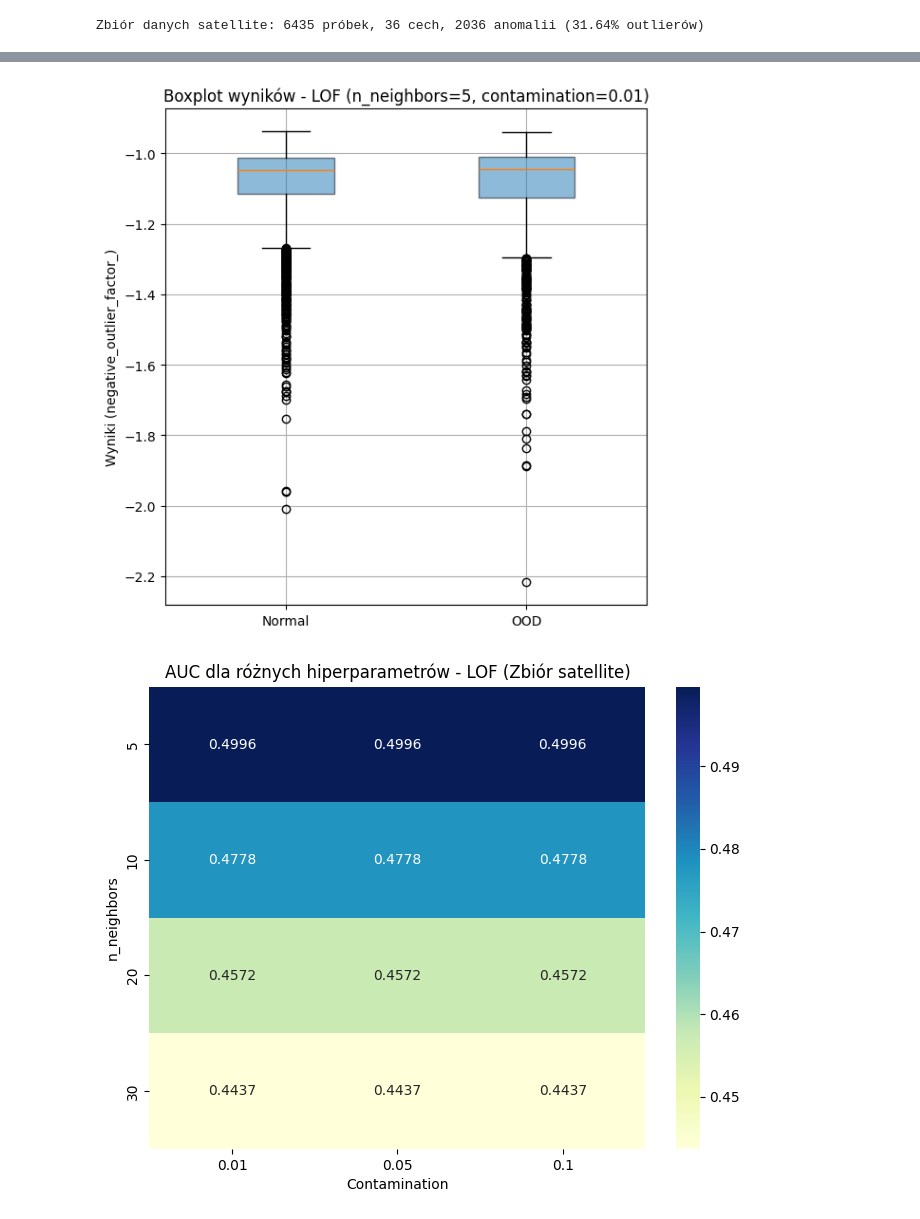
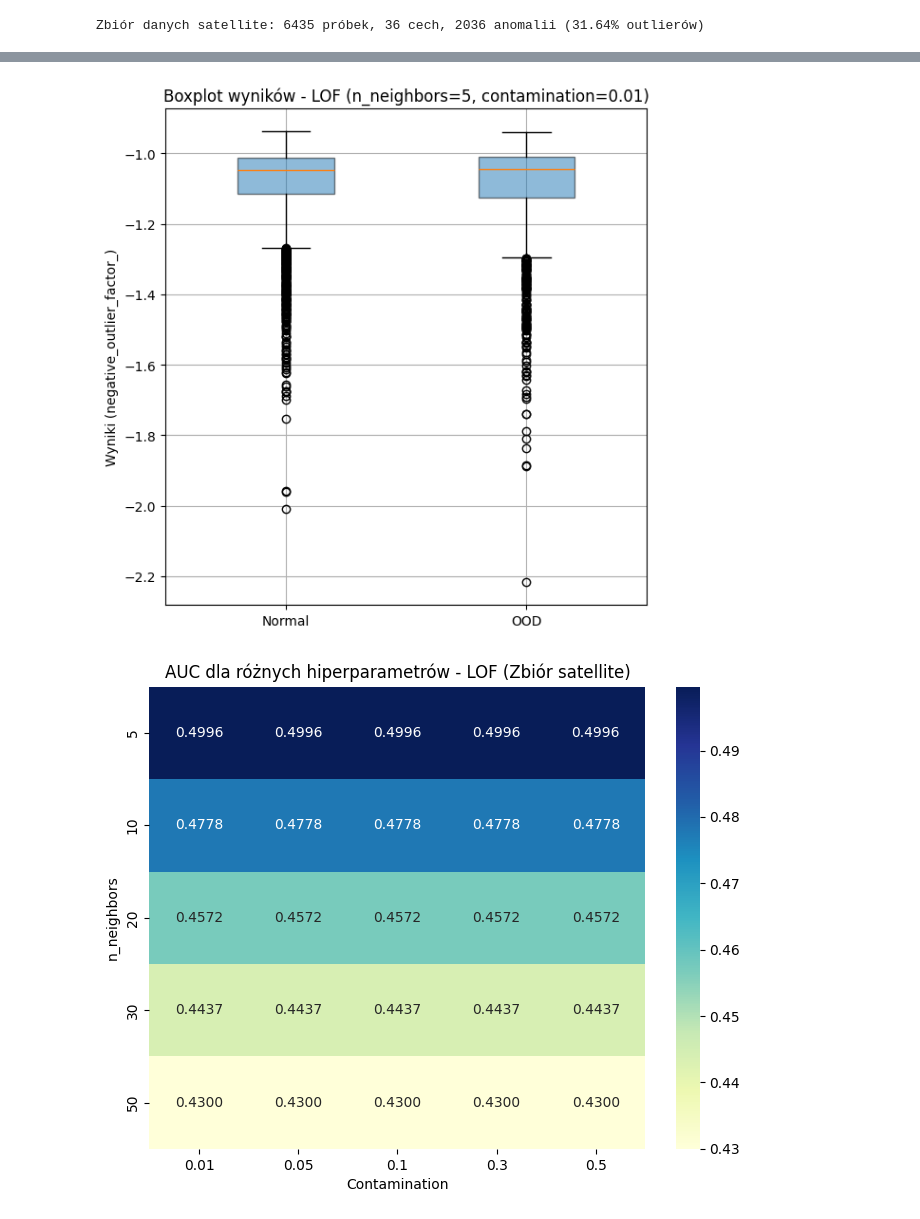
Before and after one commit to RadoszWerner/AnomalyDetection, a Jupyter notebook: satellite_unsupervised.ipynb, the cells around one changed output, grey strips where cells are left out. Saved outputs shown, nothing was run; the diff lists cells and outputs as text; code cells hidden in the pictures.

```diff
--- a/satellite_unsupervised.ipynb
+++ b/satellite_unsupervised.ipynb
@@ -19,37 +19,37 @@ all_results = []
 # %% [output]
 Zbiór danych satellite: 6435 próbek, 36 cech, 2036 anomalii (31.64% outlierów)
 # %%
-# 1. Local Outlier Factor (LOF)
+# 1. LOF
 print("\n=== Local Outlier Factor (LOF) ===")
-n_neighbors_list = [5, 10, 20, 30]
-contamination_list = [0.01, 0.05, 0.1]
+n_neighbors_list = [5, 10, 20, 30, 50]
+contamination_list = [0.01, 0.05, 0.1, 0.3, 0.5]
 lof_results = []
 
 for n_neighbors in n_neighbors_list:
     for contamination in contamination_list:
         start_time = time.time()
-        # Inicjalizacja modelu
+
         model_name = f"LOF (n_neighbors={n_neighbors}, contamination={contamination})"
         lof = LocalOutlierFactor(n_neighbors=n_neighbors, contamination=contamination, novelty=False)
-        # Predykcja
+
         y_pred = lof.fit_predict(X)
-        y_pred = np.where(y_pred == 1, 0, 1)  # 1 (inlier) -> 0, -1 (outlier) -> 1
-        # Wyniki anomalii
-        scores = lof.negative_outlier_factor_  # Już ujemne, niższe wartości = anomalie
+        y_pred = np.where(y_pred == 1, 0, 1)
+
+        scores = lof.negative_outlier_factor_
         normal_scores = scores[y == 0]
         ood_scores = scores[y == 1]
-        # Macierz pomyłek
+
         cm = confusion_matrix(y, y_pred)
-        # Krzywa ROC
+
         fpr, tpr, _ = roc_curve(y, scores, pos_label=1)
         roc_auc = auc(fpr, tpr)
         exec_time = time.time() - start_time
-        # Wyświetlanie wyników
+
         print(f"\n{model_name}:")
         print("Macierz pomyłek:\n", cm)
         print(f"AUC: {roc_auc:.4f}")
         print(f"Czas wykonania: {exec_time:.4f} s")
-        # Zapis wyników
+
         lof_results.append({
             'model_name': model_name,
             'y_pred': y_pred,
@@ -74,7 +74,7 @@ for n_neighbors in n_neighbors_list:
             'TN': cm[0, 0]
         })
 
-# Wybór najlepszego modelu LOF
+
 best_lof = max(lof_results, key=lambda x: x['roc_auc'])
 
 # Wykres ROC dla najlepszego LOF
@@ -134,6 +134,6 @@ Czas wykonania: 0.5114 s
 [figure]
 [figure]
-[figure, old version]
+[figure, new version]
 # %%
 # 2. Isolation Forest
 print("\n=== Isolation Forest ===")
```
Also changed, not shown: parts of 4 cells of this notebook, 32 other files.
